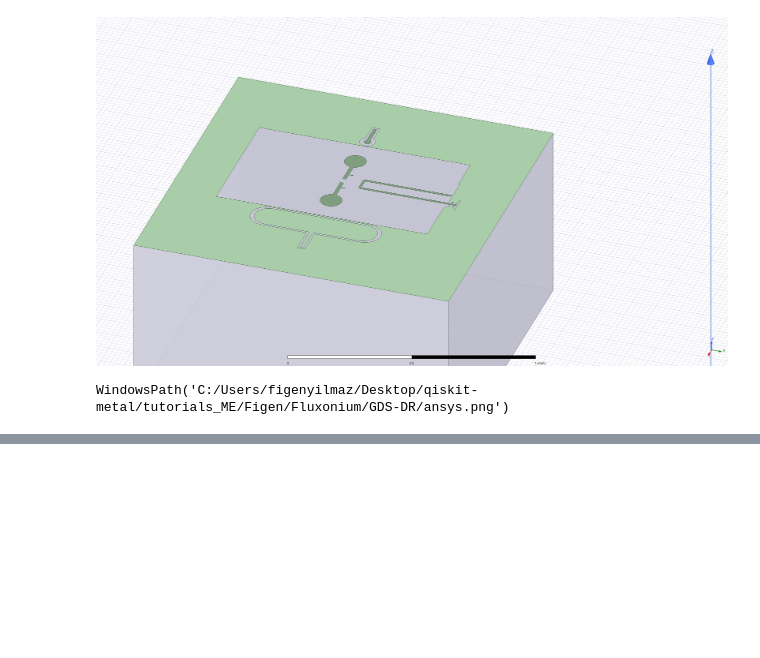
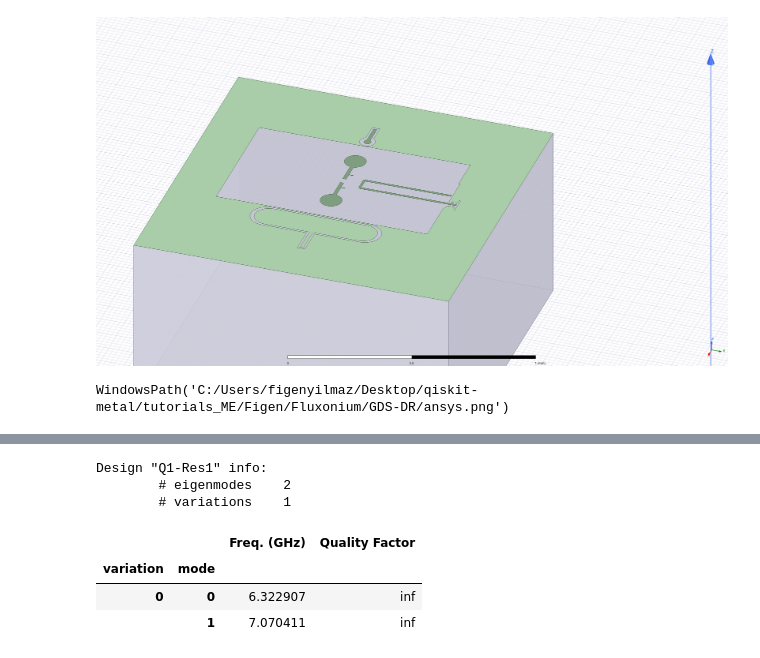
Before and after one commit to AndersenQubitLab/andersen-lab-qiskit-metal, a Jupyter notebook: Fluxonium Designs/Fluxonium_Pocket_6SingleQubit-V.3.2-LOM.ipynb, the cells around one changed output, grey strips where cells are left out. Saved outputs shown, nothing was run; the diff lists cells and outputs as text; code cells hidden in the pictures; blank space fills up the shorter version.

```diff
--- a/Fluxonium Designs/Fluxonium_Pocket_6SingleQubit-V.3.2-LOM.ipynb
+++ b/Fluxonium Designs/Fluxonium_Pocket_6SingleQubit-V.3.2-LOM.ipynb
@@ -224,0 +572,10 @@ True
+# %%
+hfss.epr_get_frequencies()
+# %% [output]
+Design "Q1-Res1" info:
+        # eigenmodes    2
+        # variations    1
+|  |  | Freq. (GHz) | Quality Factor |
+| variation | mode |  |  |
+| 0 | 0 | 6.322907 | inf |
+|  | 1 | 7.070411 | inf |
```
Also changed, not shown: parts of 39 cells of this notebook, 4 other files.
